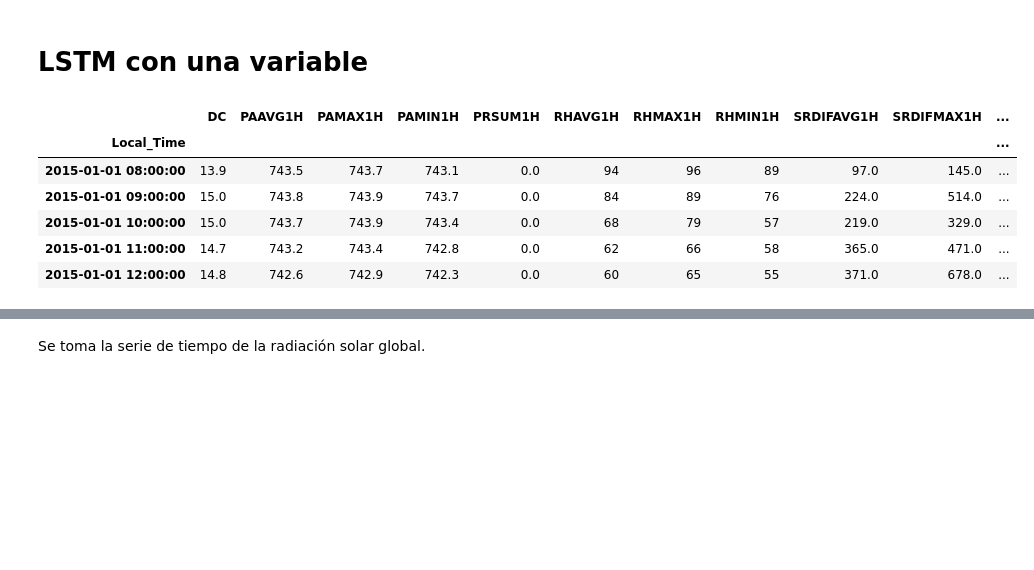
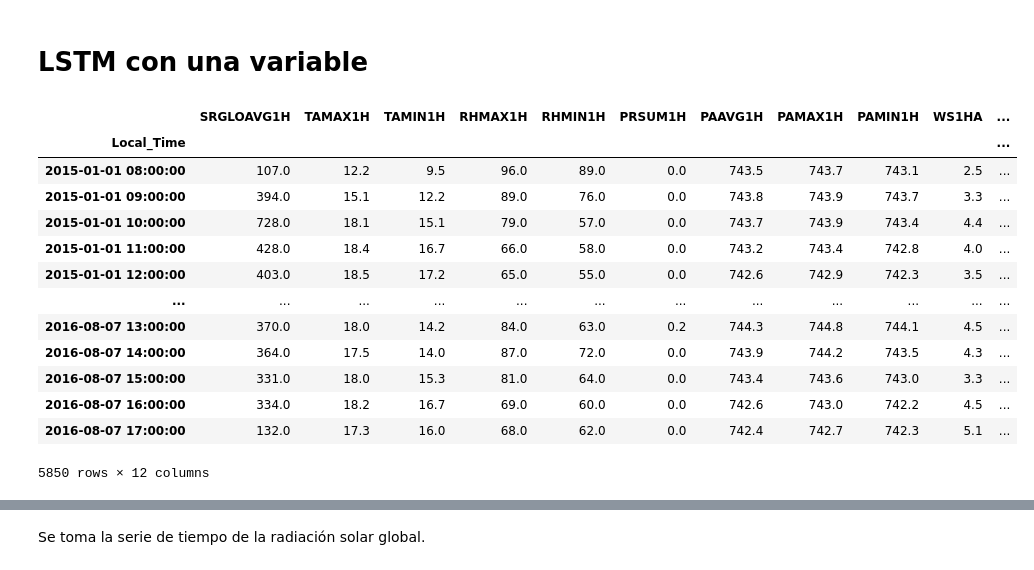
Before and after one commit to danielTeniente/SolarTimeSeries, a Jupyter notebook: Creacion_modelos/Udla9.ipynb, the cells around one changed output, grey strips where cells are left out. Drawn from its saved outputs; the diff is of its cells as text; code cells hidden in the pictures; blank space fills up the shorter version.

```diff
--- a/Creacion_modelos/Udla9.ipynb
+++ b/Creacion_modelos/Udla9.ipynb
@@ -11,15 +12,22 @@ df = df.asfreq('h')
 # %%
 df = df.between_time('08:00:00','17:00:00')
 # %%
-df.head()
+df
 # %% [output]
-|  | DC | PAAVG1H | PAMAX1H | PAMIN1H | PRSUM1H | RHAVG1H | RHMAX1H | RHMIN1H | SRDIFAVG1H | SRDIFMAX1H | ... |
+|  | SRGLOAVG1H | TAMAX1H | TAMIN1H | RHMAX1H | RHMIN1H | PRSUM1H | PAAVG1H | PAMAX1H | PAMIN1H | WS1HA | ... |
 | Local_Time |  |  |  |  |  |  |  |  |  |  | ... |
-| 2015-01-01 08:00:00 | 13.9 | 743.5 | 743.7 | 743.1 | 0.0 | 94 | 96 | 89 | 97.0 | 145.0 | ... |
-| 2015-01-01 09:00:00 | 15.0 | 743.8 | 743.9 | 743.7 | 0.0 | 84 | 89 | 76 | 224.0 | 514.0 | ... |
-| 2015-01-01 10:00:00 | 15.0 | 743.7 | 743.9 | 743.4 | 0.0 | 68 | 79 | 57 | 219.0 | 329.0 | ... |
-| 2015-01-01 11:00:00 | 14.7 | 743.2 | 743.4 | 742.8 | 0.0 | 62 | 66 | 58 | 365.0 | 471.0 | ... |
-| 2015-01-01 12:00:00 | 14.8 | 742.6 | 742.9 | 742.3 | 0.0 | 60 | 65 | 55 | 371.0 | 678.0 | ... |
+| 2015-01-01 08:00:00 | 107.0 | 12.2 | 9.5 | 96.0 | 89.0 | 0.0 | 743.5 | 743.7 | 743.1 | 2.5 | ... |
+| 2015-01-01 09:00:00 | 394.0 | 15.1 | 12.2 | 89.0 | 76.0 | 0.0 | 743.8 | 743.9 | 743.7 | 3.3 | ... |
+| 2015-01-01 10:00:00 | 728.0 | 18.1 | 15.1 | 79.0 | 57.0 | 0.0 | 743.7 | 743.9 | 743.4 | 4.4 | ... |
+| 2015-01-01 11:00:00 | 428.0 | 18.4 | 16.7 | 66.0 | 58.0 | 0.0 | 743.2 | 743.4 | 742.8 | 4.0 | ... |
+| 2015-01-01 12:00:00 | 403.0 | 18.5 | 17.2 | 65.0 | 55.0 | 0.0 | 742.6 | 742.9 | 742.3 | 3.5 | ... |
+| ... | ... | ... | ... | ... | ... | ... | ... | ... | ... | ... | ... |
+| 2016-08-07 13:00:00 | 370.0 | 18.0 | 14.2 | 84.0 | 63.0 | 0.2 | 744.3 | 744.8 | 744.1 | 4.5 | ... |
+| 2016-08-07 14:00:00 | 364.0 | 17.5 | 14.0 | 87.0 | 72.0 | 0.0 | 743.9 | 744.2 | 743.5 | 4.3 | ... |
+| 2016-08-07 15:00:00 | 331.0 | 18.0 | 15.3 | 81.0 | 64.0 | 0.0 | 743.4 | 743.6 | 743.0 | 3.3 | ... |
+| 2016-08-07 16:00:00 | 334.0 | 18.2 | 16.7 | 69.0 | 60.0 | 0.0 | 742.6 | 743.0 | 742.2 | 4.5 | ... |
+| 2016-08-07 17:00:00 | 132.0 | 17.3 | 16.0 | 68.0 | 62.0 | 0.0 | 742.4 | 742.7 | 742.3 | 5.1 | ... |
+5850 rows × 12 columns
 # %%
 df = df[['SRGLOAVG1H','TAMAX1H','TAMIN1H','WS1HX','WS1HA','RHMIN1H','RHMAX1H']]
 # %%
```
Also changed, not shown: parts of 137 cells of this notebook, 5 other files.
